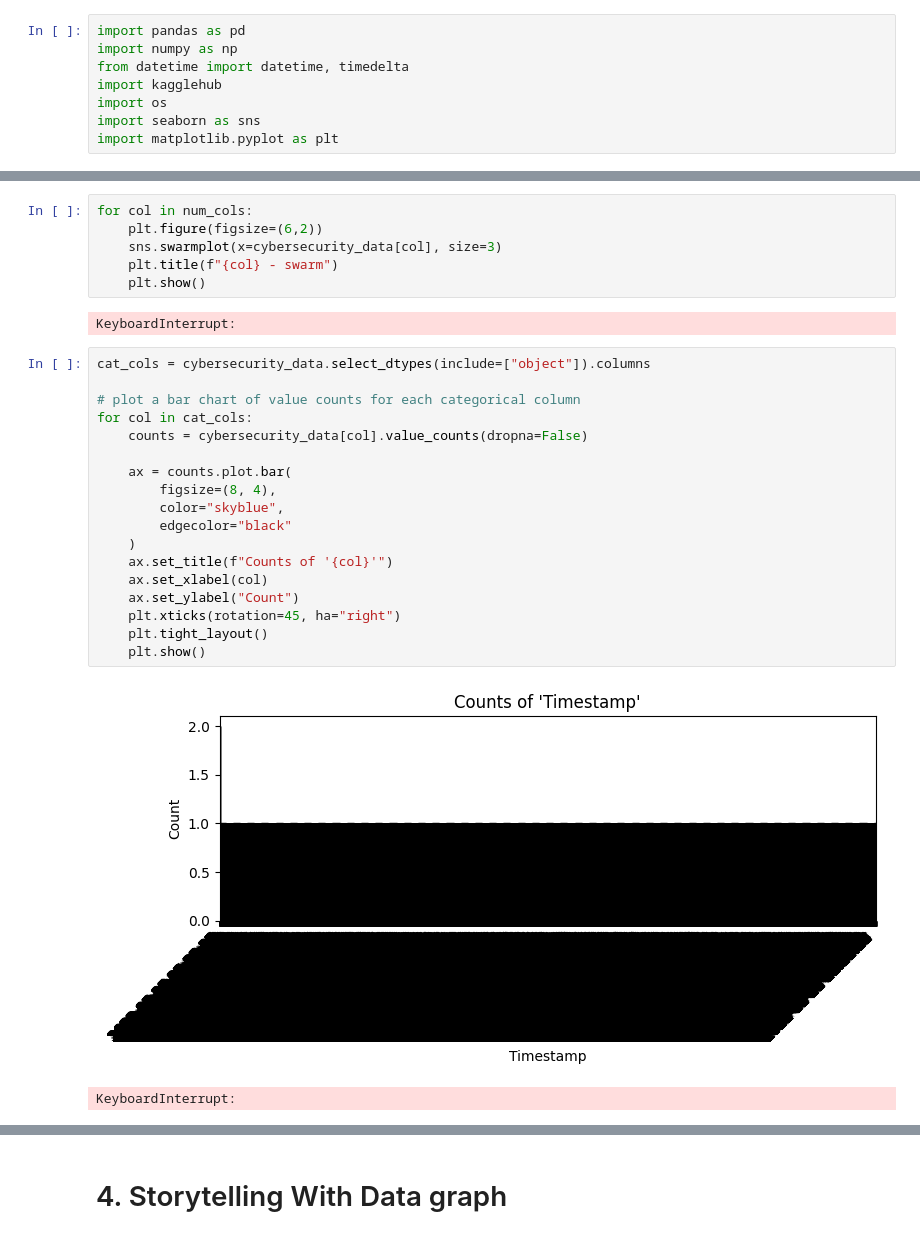
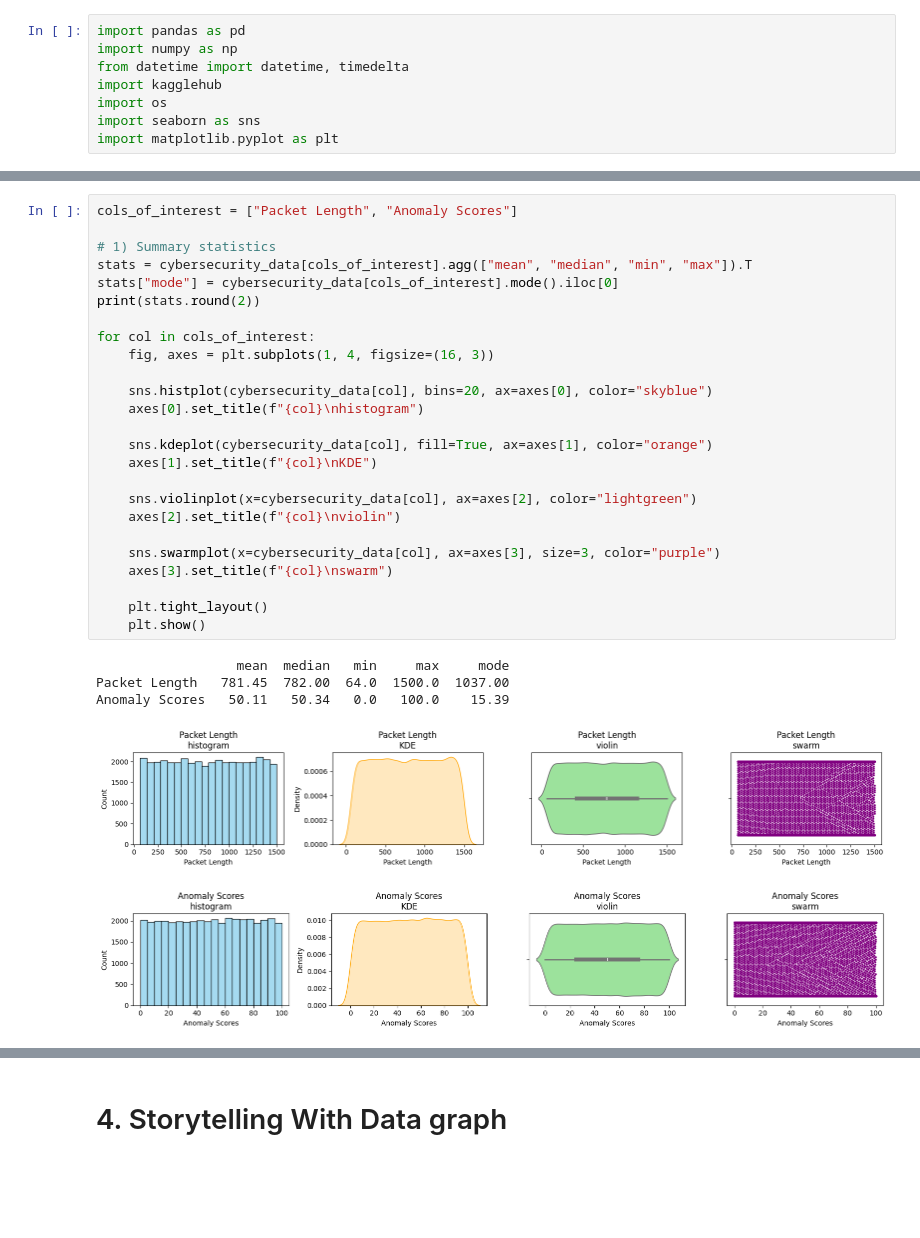
Before and after one commit to luanbui/DX699S, a Jupyter notebook: Week4.ipynb, the cells around one changed output, grey strips where cells are left out. Cells and saved outputs as stored; diff of their text form; blank space fills up the shorter version.

```diff
--- a/Week4.ipynb
+++ b/Week4.ipynb
@@ -180,29 +95,31 @@ for col in num_cols:
-# %%
-for col in num_cols:
-    plt.figure(figsize=(6,2))
-    sns.swarmplot(x=cybersecurity_data[col], size=3)
-    plt.title(f"{col} - swarm")
-    plt.show()
-# %% [output]
-KeyboardInterrupt:
-# %%
-cat_cols = cybersecurity_data.select_dtypes(include=["object"]).columns
-
-# plot a bar chart of value counts for each categorical column
-for col in cat_cols:
-    counts = cybersecurity_data[col].value_counts(dropna=False)
-
-    ax = counts.plot.bar(
-        figsize=(8, 4),
-        color="skyblue",
-        edgecolor="black"
-    )
-    ax.set_title(f"Counts of '{col}'")
-    ax.set_xlabel(col)
-    ax.set_ylabel("Count")
-    plt.xticks(rotation=45, ha="right")
-    plt.tight_layout()
-    plt.show()
-# %% [output]
-[figure, removed]
-KeyboardInterrupt:
+# %%
+cols_of_interest = ["Packet Length", "Anomaly Scores"]
+
+# 1) Summary statistics
+stats = cybersecurity_data[cols_of_interest].agg(["mean", "median", "min", "max"]).T
+stats["mode"] = cybersecurity_data[cols_of_interest].mode().iloc[0]
+print(stats.round(2))
+
+for col in cols_of_interest:
+    fig, axes = plt.subplots(1, 4, figsize=(16, 3))
+
+    sns.histplot(cybersecurity_data[col], bins=20, ax=axes[0], color="skyblue")
+    axes[0].set_title(f"{col}\nhistogram")
+
+    sns.kdeplot(cybersecurity_data[col], fill=True, ax=axes[1], color="orange")
+    axes[1].set_title(f"{col}\nKDE")
+
+    sns.violinplot(x=cybersecurity_data[col], ax=axes[2], color="lightgreen")
+    axes[2].set_title(f"{col}\nviolin")
+
+    sns.swarmplot(x=cybersecurity_data[col], ax=axes[3], size=3, color="purple")
+    axes[3].set_title(f"{col}\nswarm")
+
+    plt.tight_layout()
+    plt.show()
+# %% [output]
+                  mean  median   min     max     mode
+Packet Length   781.45  782.00  64.0  1500.0  1037.00
+Anomaly Scores   50.11   50.34   0.0   100.0    15.39
+[figure, added]
+[figure, added]
```
Also changed, not shown: parts of 4 cells of this notebook.
